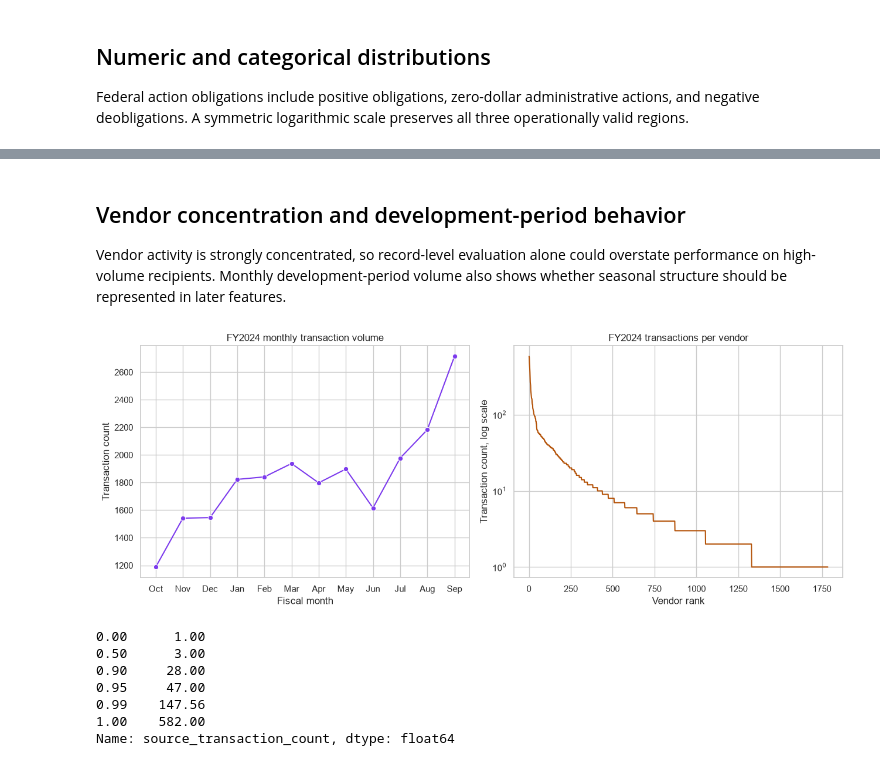
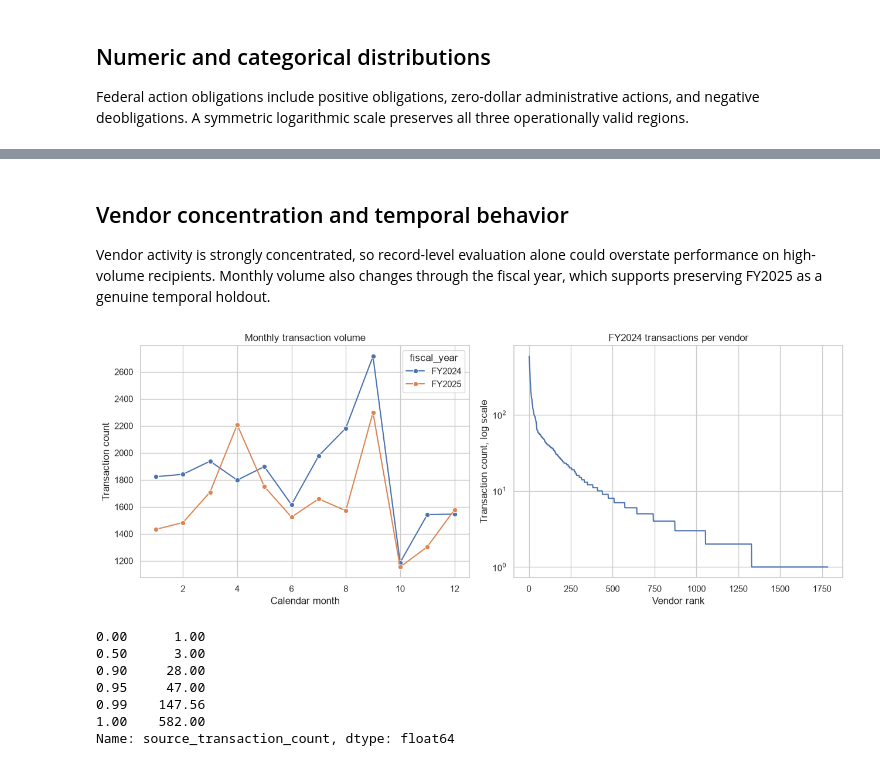
Before and after one commit to ibikigosu/DataLens, a Jupyter notebook: notebooks/01_usaspending_pbs_eda.ipynb, the cells around one changed output, grey strips where cells are left out. Drawn from its saved outputs; the diff is of its cells as text; code cells hidden in the pictures.

```diff
--- a/notebooks/01_usaspending_pbs_eda.ipynb
+++ b/notebooks/01_usaspending_pbs_eda.ipynb
@@ -8,22 +7,23 @@ Naturally unusual records are not labeled as defects without supporting evidence
 # %%
-import json
-
 import matplotlib.pyplot as plt
-import numpy as np
 import pandas as pd
 import seaborn as sns
 from IPython.display import display
 
 from datalens.analysis.eda import duplicate_summary, join_quality, profile_table
-from datalens.paths import MANIFEST_DIR, PROCESSED_DATA_DIR
+from datalens.paths import PROJECT_ROOT
 
 sns.set_theme(style="whitegrid")
+DATA_DIR = PROJECT_ROOT / "data" / "processed"
 
-transactions = pd.read_parquet(PROCESSED_DATA_DIR / "fy2024" / "transactions.parquet")
-vendors = pd.read_parquet(PROCESSED_DATA_DIR / "fy2024" / "vendors.parquet")
-holdout_manifest = json.loads(
-    (MANIFEST_DIR / "prepared_pbs_fy2025.json").read_text(encoding="utf-8")
-)
+transactions = {
+    fiscal_year: pd.read_parquet(DATA_DIR / f"fy{fiscal_year}" / "transactions.parquet")
+    for fiscal_year in ("2024", "2025")
+}
+vendors = {
+    fiscal_year: pd.read_parquet(DATA_DIR / f"fy{fiscal_year}" / "vendors.parquet")
+    for fiscal_year in ("2024", "2025")
+}
 # %% [markdown]
 ## Shape, grain, and relationships
 
@@ -154,46 +184,46 @@ Name: federal_action_obligation, dtype: Float64
 # %% [markdown]
-## Vendor concentration and development-period behavior
+## Vendor concentration and temporal behavior
 
 Vendor activity is strongly concentrated, so record-level evaluation alone could overstate performance on high-volume recipients.
-Monthly development-period volume also shows whether seasonal structure should be represented in later features.
+Monthly volume also changes through the fiscal year, which supports preserving FY2025 as a genuine temporal holdout.
 # %%
+combined = pd.concat(
+    [frame.assign(fiscal_year=f"FY{fiscal_year}") for fiscal_year, frame in transactions.items()],
+    ignore_index=True,
+)
+combined["fiscal_month"] = combined["action_date"].dt.month
 monthly = (
-    transactions.assign(fiscal_month=((transactions["action_date"].dt.month - 10) % 12) + 1)
-    .groupby("fiscal_month")
+    combined.groupby(["fiscal_year", "fiscal_month"], observed=True)
     .size()
     .rename("transactions")
     .reset_index()
 )
 
 fig, axes = plt.subplots(1, 2, figsize=(13, 5))
 sns.lineplot(
     data=monthly,
     x="fiscal_month",
     y="transactions",
+    hue="fiscal_year",
     marker="o",
-    color="#7c3aed",
     ax=axes[0],
 )
-axes[0].set_title("FY2024 monthly transaction volume")
-axes[0].set_xlabel("Fiscal month")
-axes[0].set_xticks(
-    range(1, 13),
-    ["Oct", "Nov", "Dec", "Jan", "Feb", "Mar", "Apr", "May", "Jun", "Jul", "Aug", "Sep"],
-)
+axes[0].set_title("Monthly transaction volume")
+axes[0].set_xlabel("Calendar month")
 axes[0].set_ylabel("Transaction count")
 
-vendor_volume = vendors["source_transaction_count"].sort_values(ascending=False)
-axes[1].plot(range(1, len(vendor_volume) + 1), vendor_volume.to_numpy(), color="#b45309")
+vendor_volume = vendors["2024"]["source_transaction_count"].sort_values(ascending=False)
+axes[1].plot(range(1, len(vendor_volume) + 1), vendor_volume.to_numpy())
 axes[1].set_yscale("log")
 axes[1].set_title("FY2024 transactions per vendor")
 axes[1].set_xlabel("Vendor rank")
 axes[1].set_ylabel("Transaction count, log scale")
 plt.tight_layout()
 plt.show()
 
-display(vendor_volume.quantile([0, 0.5, 0.9, 0.95, 0.99, 1]))
+display(vendors["2024"]["source_transaction_count"].quantile([0, 0.5, 0.9, 0.95, 0.99, 1]))
 # %% [output]
-[figure, old version]
+[figure, new version]
 0.00      1.00
 0.50      3.00
 0.90     28.00
```
Also changed, not shown: parts of 6 cells of this notebook, 21 other files.
